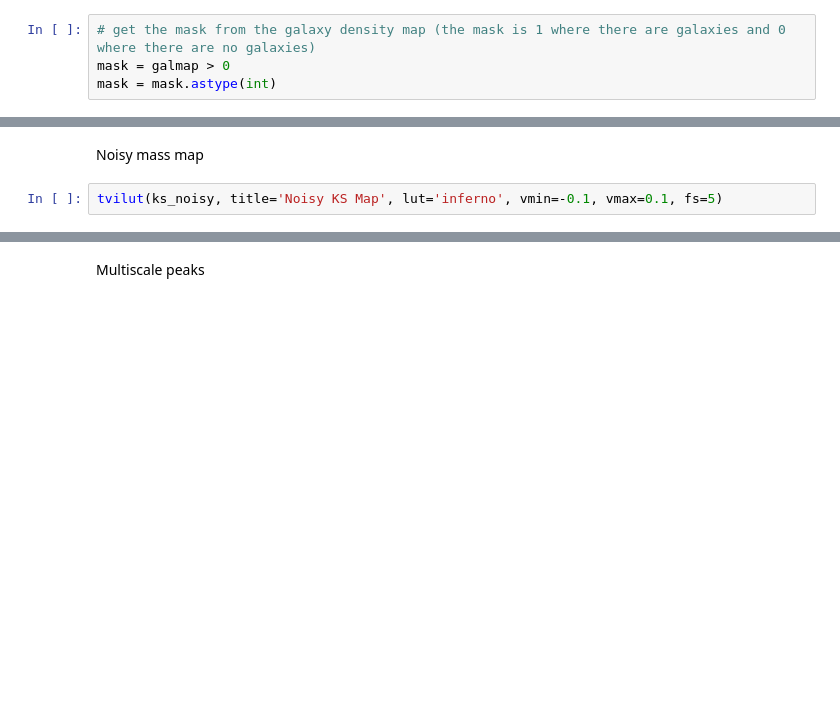
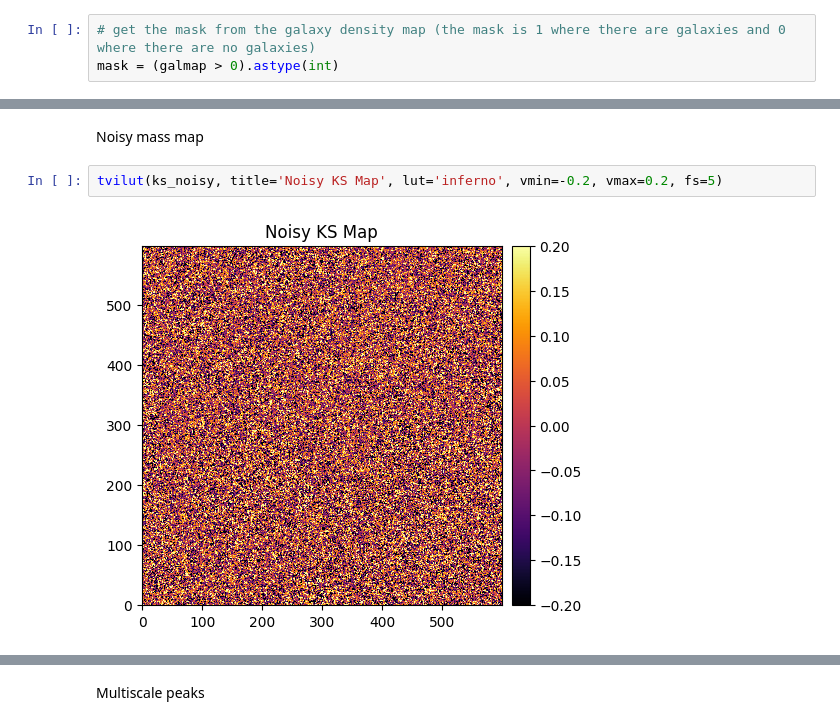
Before and after one commit to CosmoStat/shear-pipe-peaks, a Jupyter notebook: example/cosmoSLICS_bookkeeping_cosmostat.ipynb, the cells around one changed output, grey strips where cells are left out. Saved outputs shown, nothing was run; the diff lists cells and outputs as text; blank space fills up the shorter version.

```diff
--- a/example/cosmoSLICS_bookkeeping_cosmostat.ipynb
+++ b/example/cosmoSLICS_bookkeeping_cosmostat.ipynb
@@ -122,8 +139,7 @@ galmap = bin2d(x, y, npix=(Nx,Ny))
 Mask
 # %%
 # get the mask from the galaxy density map (the mask is 1 where there are galaxies and 0 where there are no galaxies)
-mask = galmap > 0
-mask = mask.astype(int)
+mask = (galmap > 0).astype(int)
 # %% [markdown]
 Noise map & covariance matrix
 # %%
@@ -208,4 +246,6 @@ tvilut(ks, title='Noiseless KS Map', lut='inferno', vmin=-0.1, vmax=0.1, fs=5)
 # %% [markdown]
 Noisy mass map
 # %%
-tvilut(ks_noisy, title='Noisy KS Map', lut='inferno', vmin=-0.1, vmax=0.1, fs=5)
+tvilut(ks_noisy, title='Noisy KS Map', lut='inferno', vmin=-0.2, vmax=0.2, fs=5)
+# %% [output]
+[figure, added]
```
Also changed, not shown: parts of 25 cells of this notebook, 7 other files.
